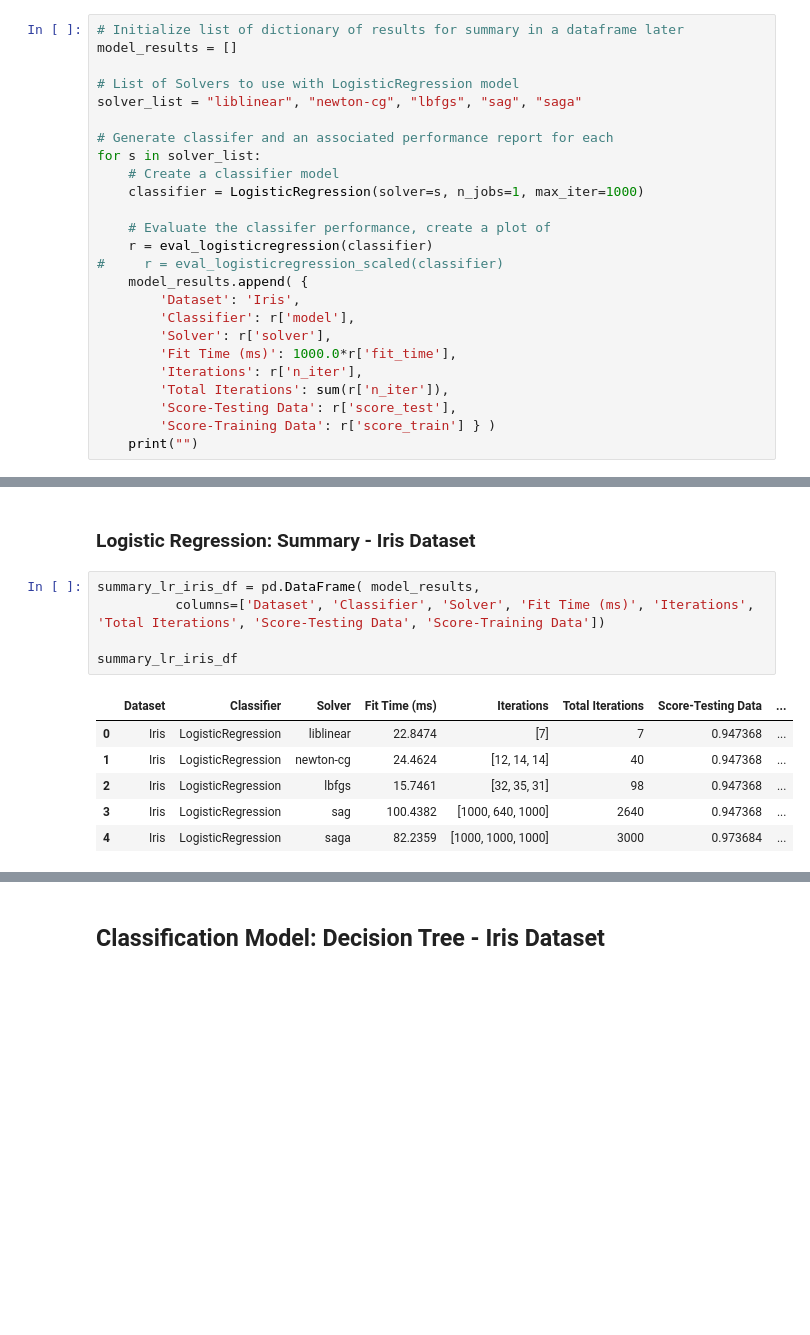
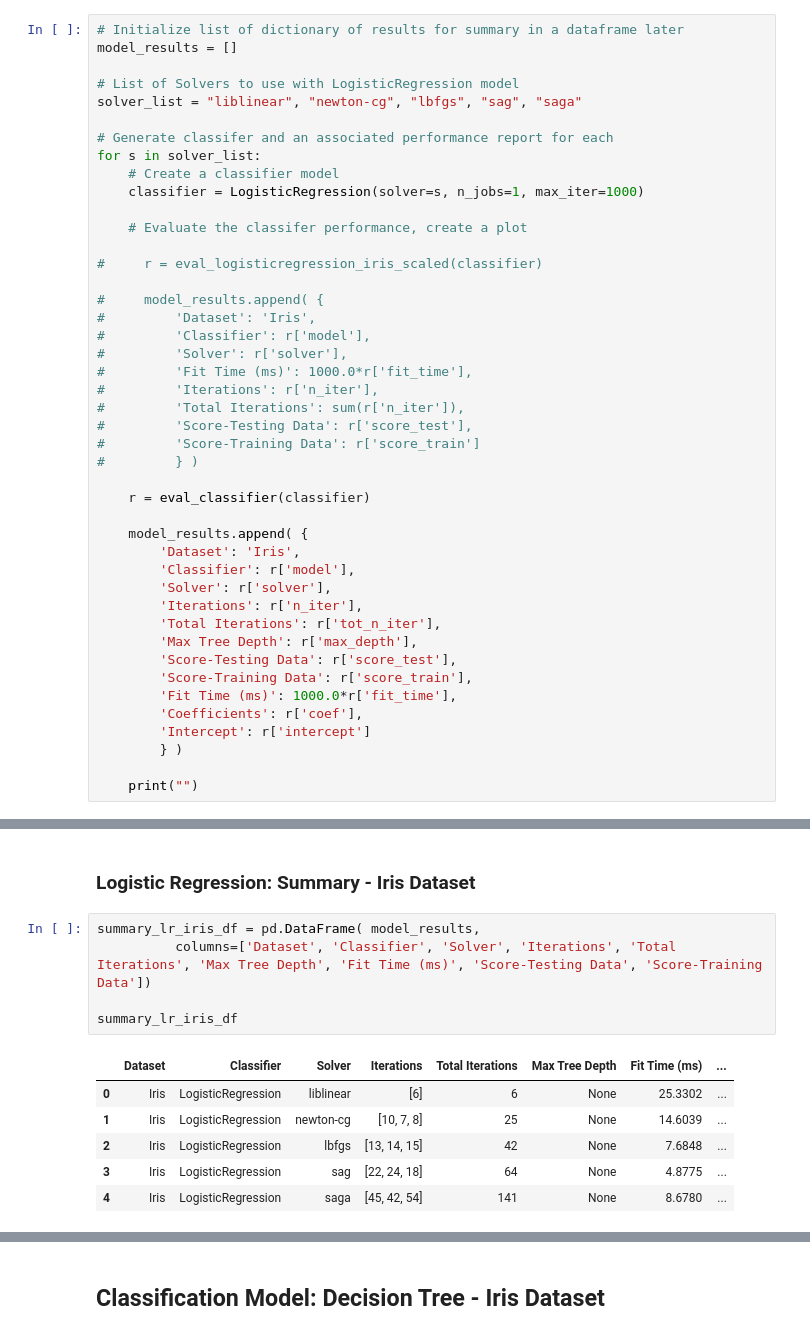
Before and after one commit to daddyjab/ML_Notes, a Jupyter notebook: 7-Cross Validation.ipynb, the cells around one changed output, grey strips where cells are left out. Saved outputs shown, nothing was run; the diff lists cells and outputs as text; blank space fills up the shorter version.

```diff
--- a/7-Cross Validation.ipynb
+++ b/7-Cross Validation.ipynb
@@ -245,18 +248,37 @@ for s in solver_list:
     # Create a classifier model
     classifier = LogisticRegression(solver=s, n_jobs=1, max_iter=1000)
 
-    # Evaluate the classifer performance, create a plot of
-    r = eval_logisticregression(classifier)
-#     r = eval_logisticregression_scaled(classifier)
+    # Evaluate the classifer performance, create a plot
+
+#     r = eval_logisticregression_iris_scaled(classifier)
+
+#     model_results.append( {
+#         'Dataset': 'Iris',
+#         'Classifier': r['model'],
+#         'Solver': r['solver'],
+#         'Fit Time (ms)': 1000.0*r['fit_time'],
+#         'Iterations': r['n_iter'],
+#         'Total Iterations': sum(r['n_iter']),
+#         'Score-Testing Data': r['score_test'],
+#         'Score-Training Data': r['score_train']
+#         } )
+
+    r = eval_classifier(classifier)
+
     model_results.append( {
         'Dataset': 'Iris',
         'Classifier': r['model'],
         'Solver': r['solver'],
+        'Iterations': r['n_iter'],
+        'Total Iterations': r['tot_n_iter'],
+        'Max Tree Depth': r['max_depth'],
+        'Score-Testing Data': r['score_test'],
+        'Score-Training Data': r['score_train'],
         'Fit Time (ms)': 1000.0*r['fit_time'],
-        'Iterations': r['n_iter'],
-        'Total Iterations': sum(r['n_iter']),
-        'Score-Testing Data': r['score_test'],
-        'Score-Training Data': r['score_train'] } )
+        'Coefficients': r['coef'],
+        'Intercept': r['intercept']
+        } )
+
     print("")
 # %% [output]
 ********************************************************************************
@@ -297,16 +302,16 @@ Confusion Matrix - Training Data
 ### Logistic Regression: Summary - Iris Dataset
 # %%
 summary_lr_iris_df = pd.DataFrame( model_results,
-          columns=['Dataset', 'Classifier', 'Solver', 'Fit Time (ms)', 'Iterations', 'Total Iterations', 'Score-Testing Data', 'Score-Training Data'])
+          columns=['Dataset', 'Classifier', 'Solver', 'Iterations', 'Total Iterations', 'Max Tree Depth', 'Fit Time (ms)', 'Score-Testing Data', 'Score-Training Data'])
 
 summary_lr_iris_df
 # %% [output]
-|  | Dataset | Classifier | Solver | Fit Time (ms) | Iterations | Total Iterations | Score-Testing Data | ... |
-| 0 | Iris | LogisticRegression | liblinear | 22.8474 | [7] | 7 | 0.947368 | ... |
-| 1 | Iris | LogisticRegression | newton-cg | 24.4624 | [12, 14, 14] | 40 | 0.947368 | ... |
-| 2 | Iris | LogisticRegression | lbfgs | 15.7461 | [32, 35, 31] | 98 | 0.947368 | ... |
-| 3 | Iris | LogisticRegression | sag | 100.4382 | [1000, 640, 1000] | 2640 | 0.947368 | ... |
-| 4 | Iris | LogisticRegression | saga | 82.2359 | [1000, 1000, 1000] | 3000 | 0.973684 | ... |
+|  | Dataset | Classifier | Solver | Iterations | Total Iterations | Max Tree Depth | Fit Time (ms) | ... |
+| 0 | Iris | LogisticRegression | liblinear | [6] | 6 | None | 25.3302 | ... |
+| 1 | Iris | LogisticRegression | newton-cg | [10, 7, 8] | 25 | None | 14.6039 | ... |
+| 2 | Iris | LogisticRegression | lbfgs | [13, 14, 15] | 42 | None | 7.6848 | ... |
+| 3 | Iris | LogisticRegression | sag | [22, 24, 18] | 64 | None | 4.8775 | ... |
+| 4 | Iris | LogisticRegression | saga | [45, 42, 54] | 141 | None | 8.6780 | ... |
 # %%
 summary_lr_iris_df.mean()
 # %% [output]
```
Also changed, not shown: parts of 31 cells of this notebook, 1 other file.
